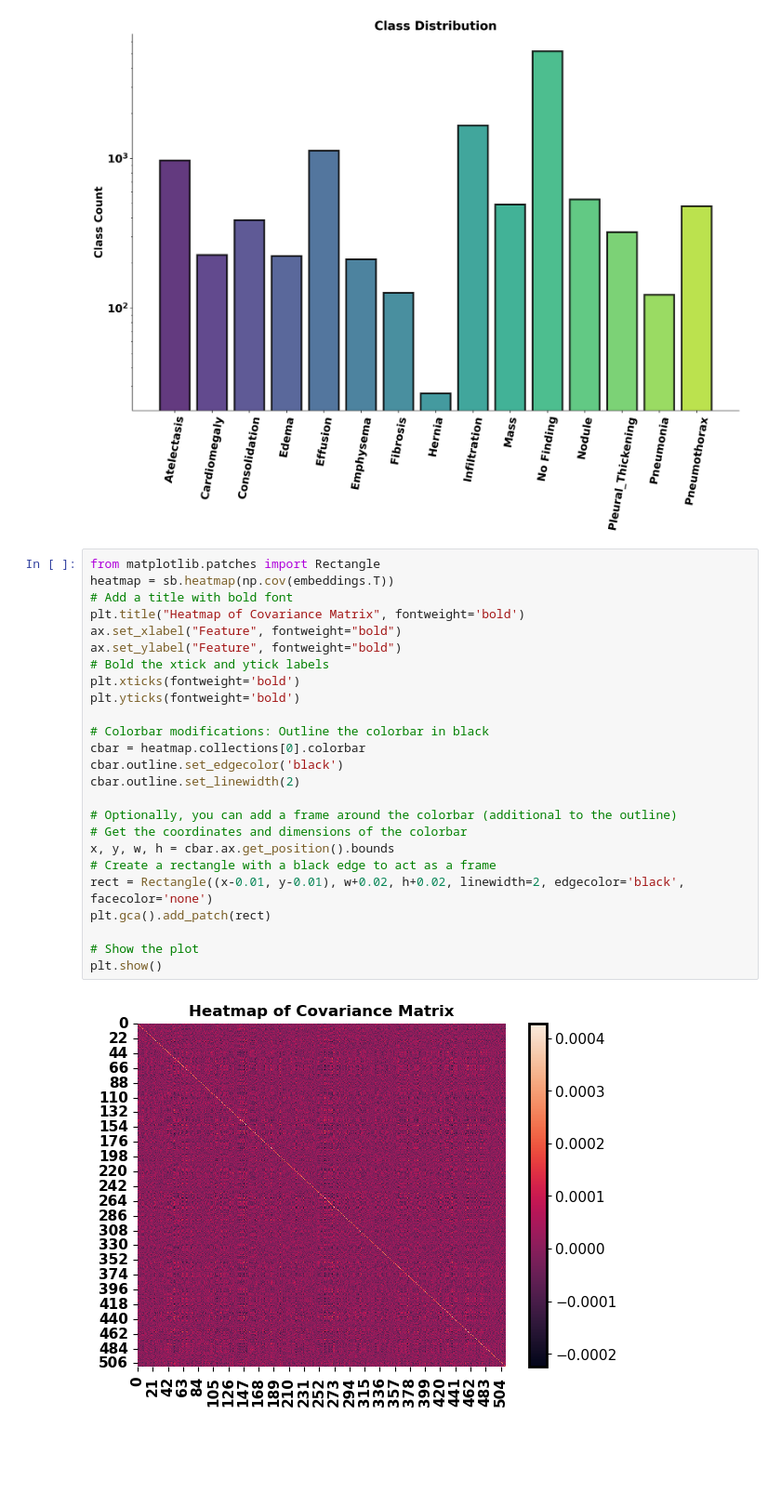
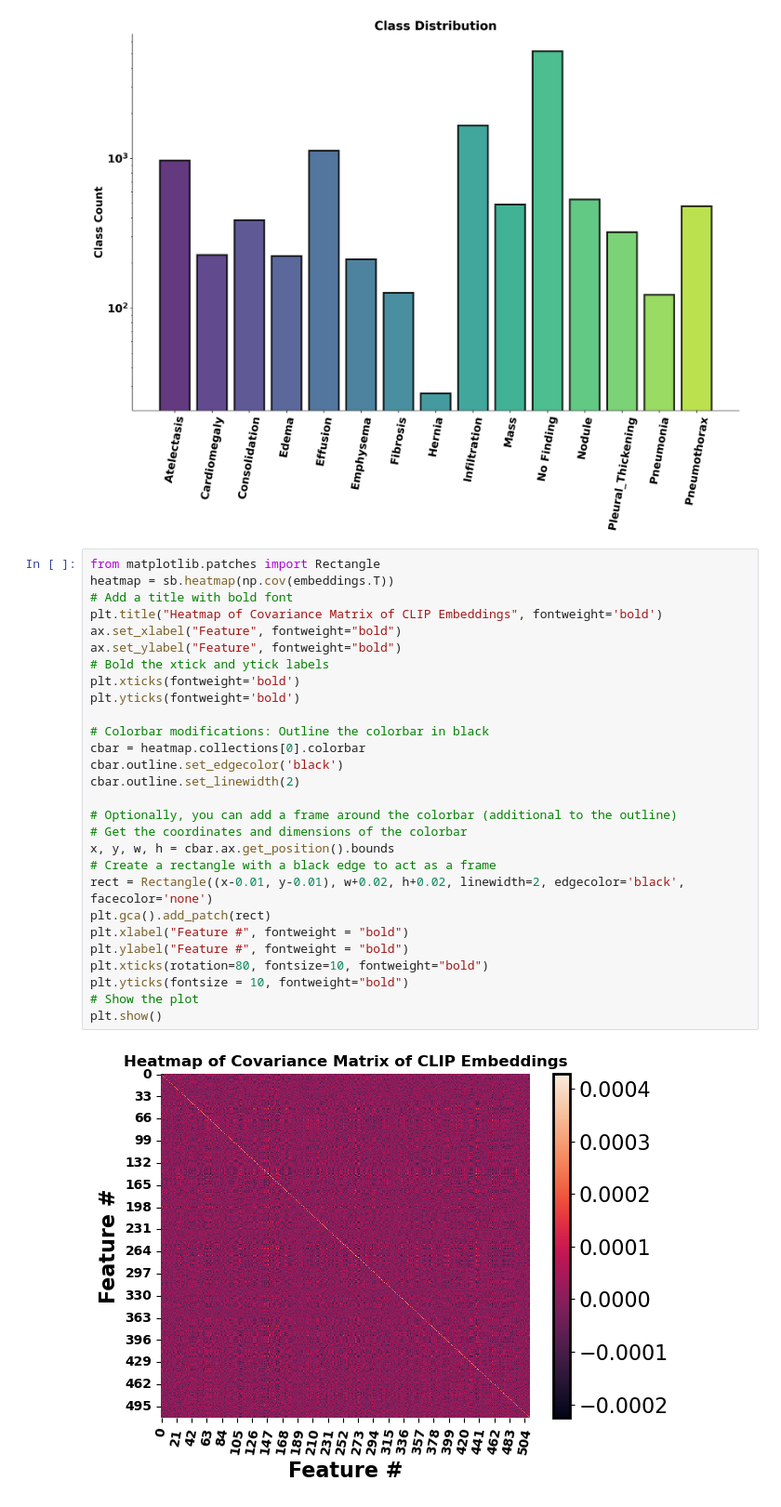
Before and after one commit to katztyler01/LungClass, a Jupyter notebook: init.ipynb, the cells around one changed output. Shown at 93% size. Cells and saved outputs as stored; diff of their text form; blank space fills up the shorter version.

```diff
--- a/init.ipynb
+++ b/init.ipynb
@@ -260,27 +260,30 @@ plt.show()
 # %%
 from matplotlib.patches import Rectangle
 heatmap = sb.heatmap(np.cov(embeddings.T))
 # Add a title with bold font
-plt.title("Heatmap of Covariance Matrix", fontweight='bold')
+plt.title("Heatmap of Covariance Matrix of CLIP Embeddings", fontweight='bold')
 ax.set_xlabel("Feature", fontweight="bold")
 ax.set_ylabel("Feature", fontweight="bold")
 # Bold the xtick and ytick labels
 plt.xticks(fontweight='bold')
 plt.yticks(fontweight='bold')
 
 # Colorbar modifications: Outline the colorbar in black
 cbar = heatmap.collections[0].colorbar
 cbar.outline.set_edgecolor('black')
 cbar.outline.set_linewidth(2)
 
 # Optionally, you can add a frame around the colorbar (additional to the outline)
 # Get the coordinates and dimensions of the colorbar
 x, y, w, h = cbar.ax.get_position().bounds
 # Create a rectangle with a black edge to act as a frame
 rect = Rectangle((x-0.01, y-0.01), w+0.02, h+0.02, linewidth=2, edgecolor='black', facecolor='none')
 plt.gca().add_patch(rect)
-
+plt.xlabel("Feature #", fontweight = "bold")
+plt.ylabel("Feature #", fontweight = "bold")
+plt.xticks(rotation=80, fontsize=10, fontweight="bold")
+plt.yticks(fontsize = 10, fontweight="bold")
 # Show the plot
 plt.show()
 # %% [output]
-[figure, old version]
+[figure, new version]
```
Also changed, not shown: parts of 6 cells of this notebook.
